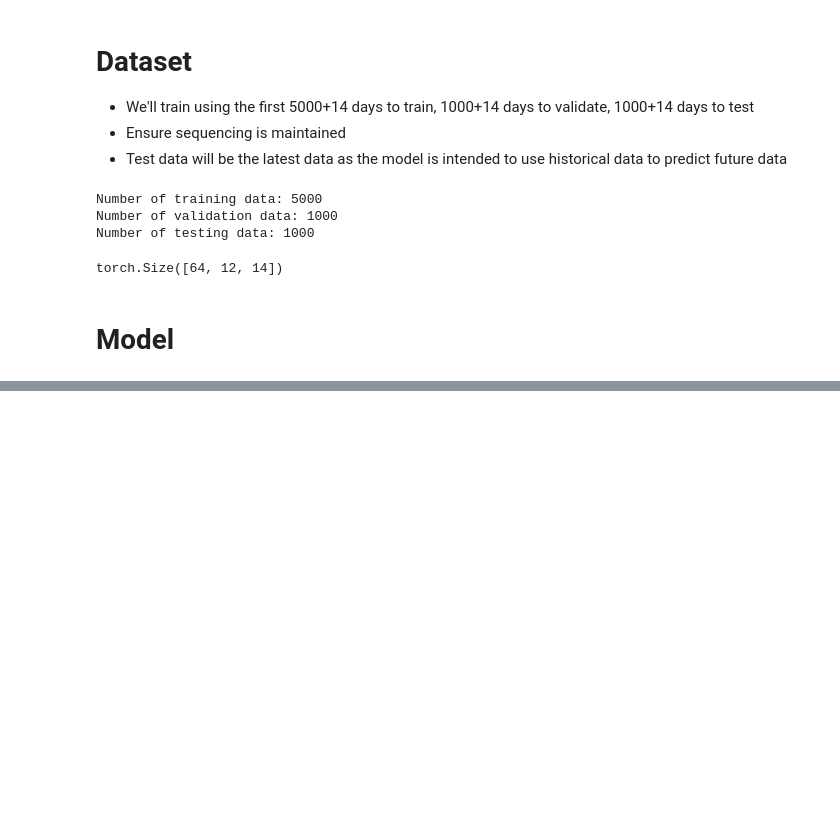
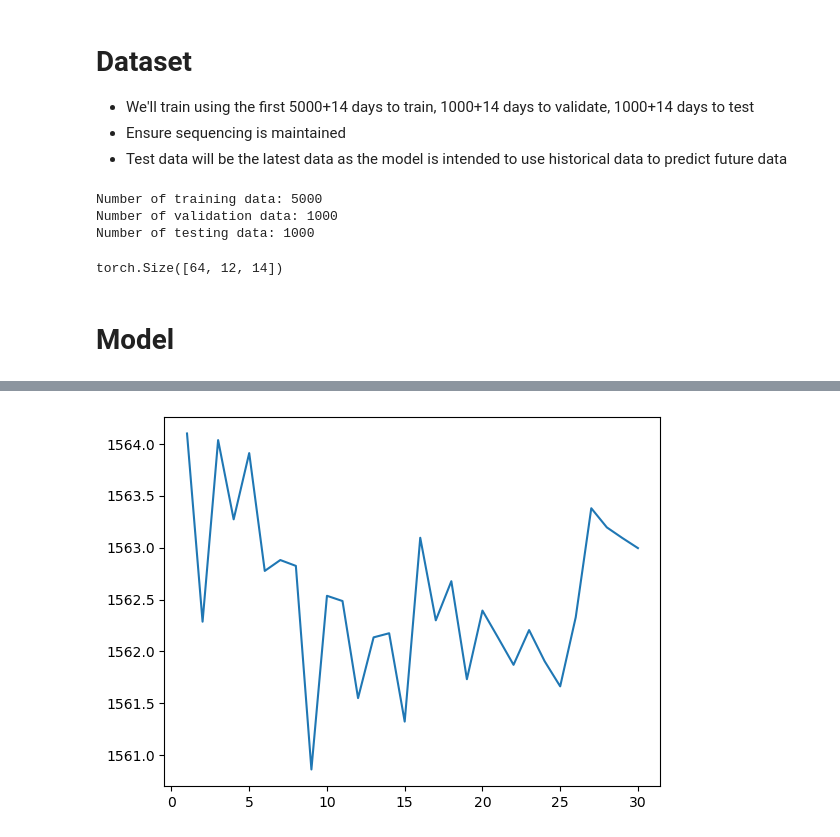
Before and after one commit to xuetingkai/APS360AirQuality, a Jupyter notebook: training.ipynb, the cells around one changed output, grey strips where cells are left out. Saved outputs shown, nothing was run; the diff lists cells and outputs as text; code cells hidden in the pictures; blank space fills up the shorter version.

Commit message:
Added CNNLSTM model

```diff
--- a/training.ipynb
+++ b/training.ipynb
@@ -108,14 +108,23 @@ torch.Size([64, 12, 14])
 # %%
 class CNNLSTM(nn.Module):
     def __init__(self):
-        super(self).__init__()
+        super().__init__()
         self.name = "CNNLSTM"
-        self.pool = torch.nn.MaxPool1d(kernel_size=2, stride=2)
-        self.conv1 = torch.nn.conv1d(in_channels=12, out_channels=16, kernel_size=3, stride=1, padding=0)
-        self.conv2 = torch.nn.conv1d(in_channels=16, out_channels=25, kernel_size=3, stride=1, padding=0)
-        self.conv3 = torch.nn.conv1d(in_channels=25, out_channels=36, kernel_size=3, stride=1, padding=0)
+        self.pool = nn.MaxPool1d(kernel_size=2, stride=2)
+        self.conv1 = nn.Conv1d(in_channels=12, out_channels=16, kernel_size=3, stride=1, padding=1)
+        self.conv2 = nn.Conv1d(in_channels=16, out_channels=25, kernel_size=3, stride=1, padding=1)
+        self.conv3 = nn.Conv1d(in_channels=25, out_channels=36, kernel_size=3, stride=1, padding=1)
 
-
+        self.lstm = nn.LSTM(input_size=36, hidden_size=500, num_layers=1, batch_first=True)
+        self.linear1 = nn.Linear(500, 20)
+        self.linear2 = nn.Linear(20, 1)
 
     def forward(self, x):
-        pass
+        x = self.pool(F.relu(self.conv1(x)))
+        x = self.pool(F.relu(self.conv2(x)))
+        x = self.pool(F.relu(self.conv3(x)))
+        x = x.squeeze(dim=2)
+        x, _ = self.lstm(x)
+        x = F.relu(self.linear1(x))
+        x = self.linear2(x)
+        return x
@@ -121,0 +186,6 @@ class CNNLSTM(nn.Module):
+# %%
+net = CNNLSTM()
+if torch.cuda.is_available():
+    net.cuda()
+train_net(net, train_set, val_set)
+# %% [output]
@@ -121,0 +209 @@ class CNNLSTM(nn.Module):
+[figure, added]
```
Also changed, not shown: parts of 4 cells of this notebook.
